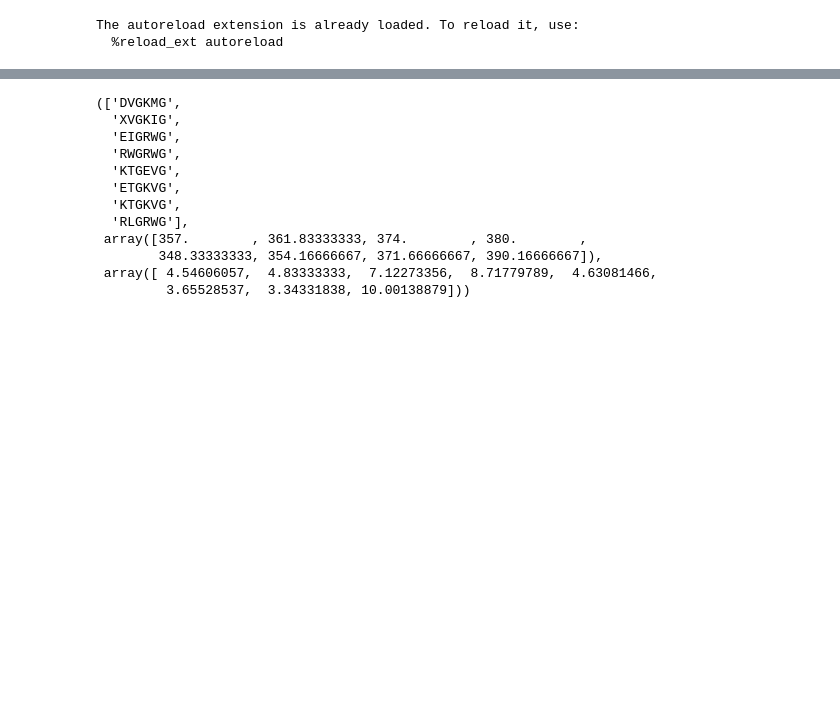
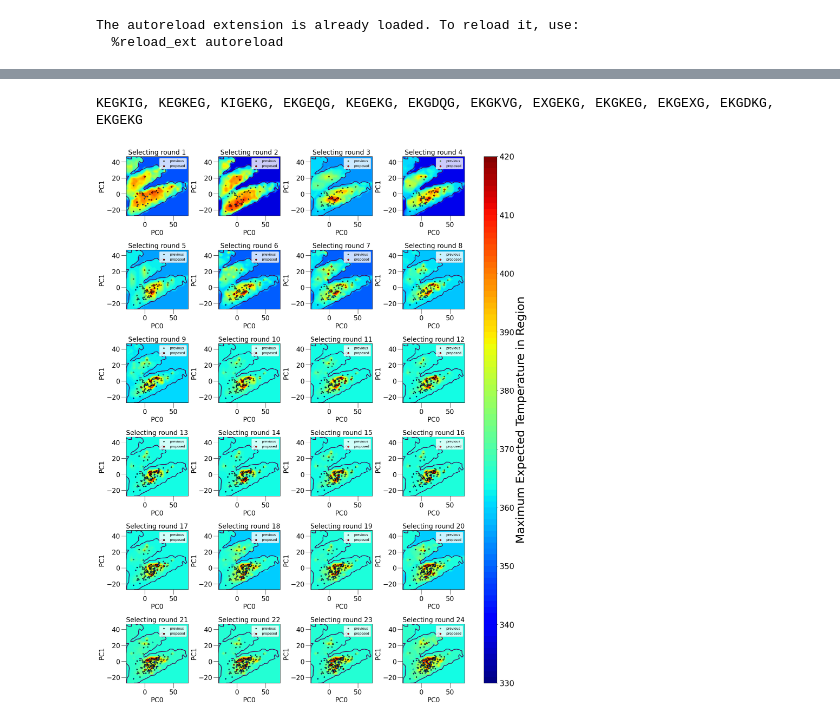
Before and after one commit to alexberlaga/cmp, a Jupyter notebook: tm_bo.ipynb, the cells around one changed output, grey strips where cells are left out. Drawn from its saved outputs; the diff is of its cells as text; code cells hidden in the pictures; blank space fills up the shorter version.

```diff
--- a/tm_bo.ipynb
+++ b/tm_bo.ipynb
@@ -56,15 +50,10 @@ array([0.10314971, 0.09220529, 0.07878166, 0.07332987, 0.34910917,
-# %%
-get_peptoids_from_round(0), get_tm_from_round(0), get_noise_from_round(0)
-# %% [output]
-(['DVGKMG',
-  'XVGKIG',
-  'EIGRWG',
-  'RWGRWG',
-  'KTGEVG',
-  'ETGKVG',
-  'KTGKVG',
-  'RLGRWG'],
- array([357.        , 361.83333333, 374.        , 380.        ,
-        348.33333333, 354.16666667, 371.66666667, 390.16666667]),
- array([ 4.54606057,  4.83333333,  7.12273356,  8.71779789,  4.63081466,
-         3.65528537,  3.34331838, 10.00138879]))
+# %%
+peps = list(get_peptoids_up_to(24))
+tms = list(get_tm_up_to(24).detach().numpy())
+print(", ".join([p for _, p in sorted(list(zip(tms, peps)))][-12:]))
+# %% [output]
+KEGKIG, KEGKEG, KIGEKG, EKGEQG, KEGEKG, EKGDQG, EKGKVG, EXGEKG, EKGKEG, EKGEXG, EKGDKG, EKGEKG
+# %%
+plot_all_temps()
+# %% [output]
+[figure, added]
```
Also changed, not shown: parts of 6 cells of this notebook, 33 other files.
